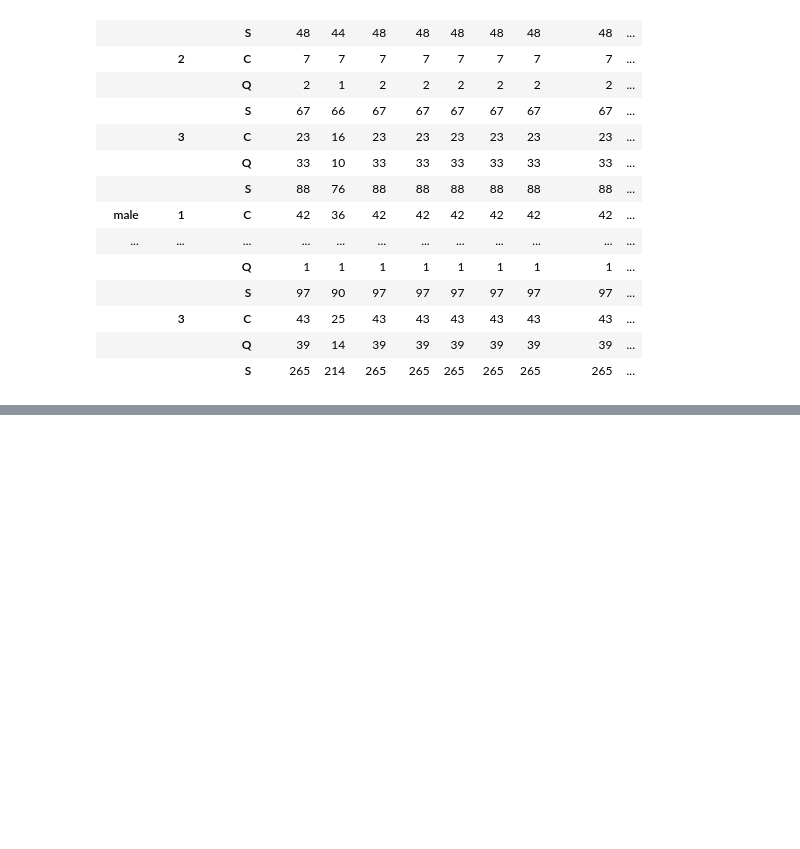
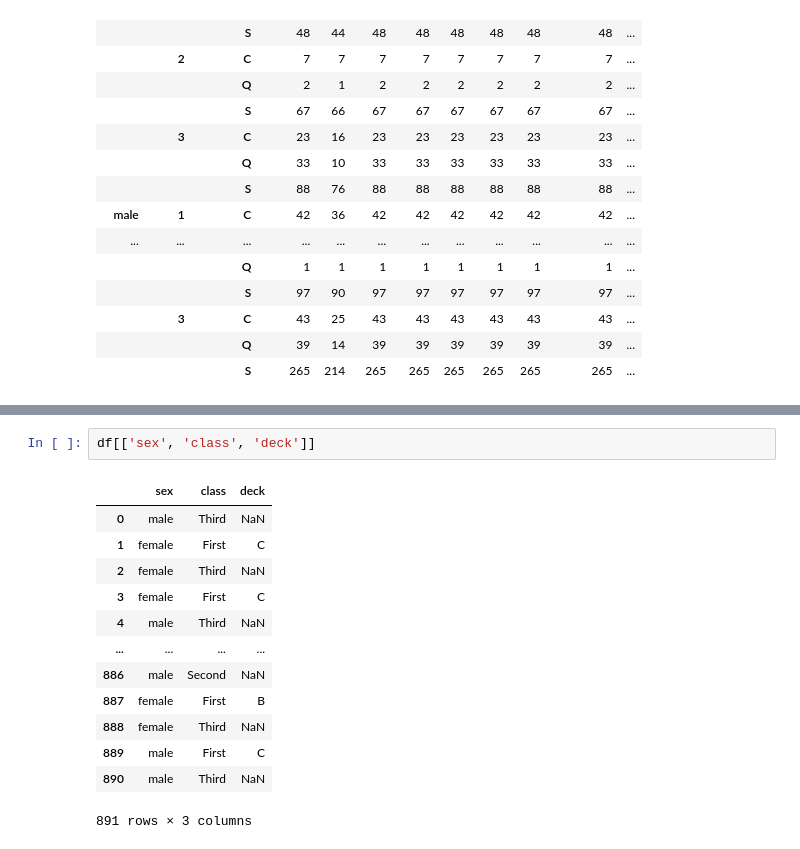
Before and after one commit to gak92/pkc2023, a Jupyter notebook: day_08/01_pandas_tips_and_tricks.ipynb, the cells around one changed output, grey strips where cells are left out. Cells and saved outputs as stored; diff of their text form; blank space fills up the shorter version.

Commit message:
Day8 - select specific rows and columns

```diff
--- a/day_08/01_pandas_tips_and_tricks.ipynb
+++ b/day_08/01_pandas_tips_and_tricks.ipynb
@@ -847,0 +859,16 @@ df.groupby(['sex', 'pclass', 'embarked']).count()
+# %%
+df[['sex', 'class', 'deck']]
+# %% [output]
+|  | sex | class | deck |
+| 0 | male | Third | NaN |
+| 1 | female | First | C |
+| 2 | female | Third | NaN |
+| 3 | female | First | C |
+| 4 | male | Third | NaN |
+| ... | ... | ... | ... |
+| 886 | male | Second | NaN |
+| 887 | female | First | B |
+| 888 | female | Third | NaN |
+| 889 | male | First | C |
+| 890 | male | Third | NaN |
+891 rows × 3 columns
```
Also changed, not shown: parts of 7 cells of this notebook.
